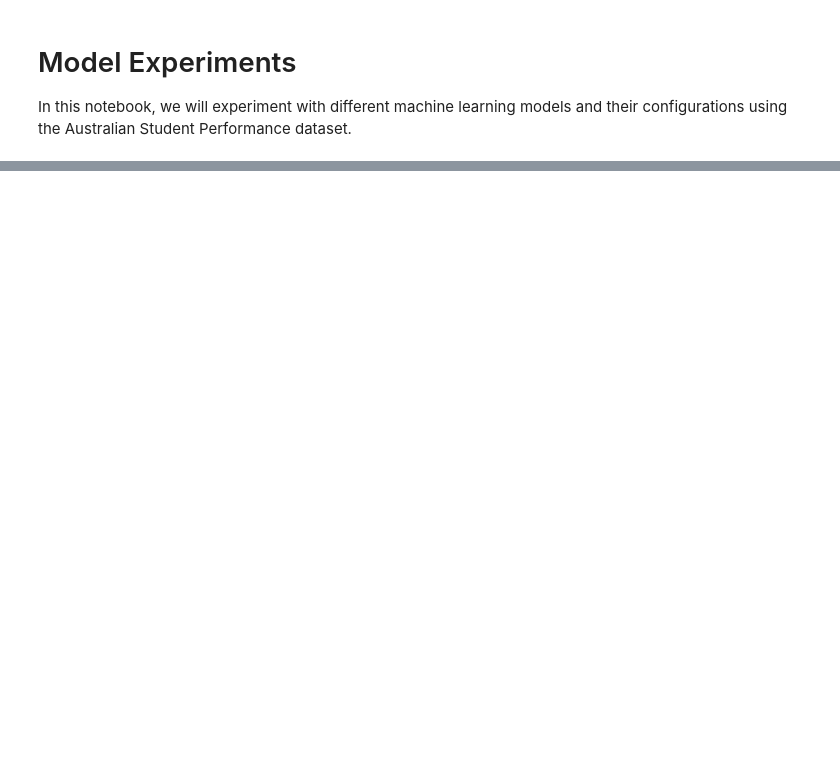
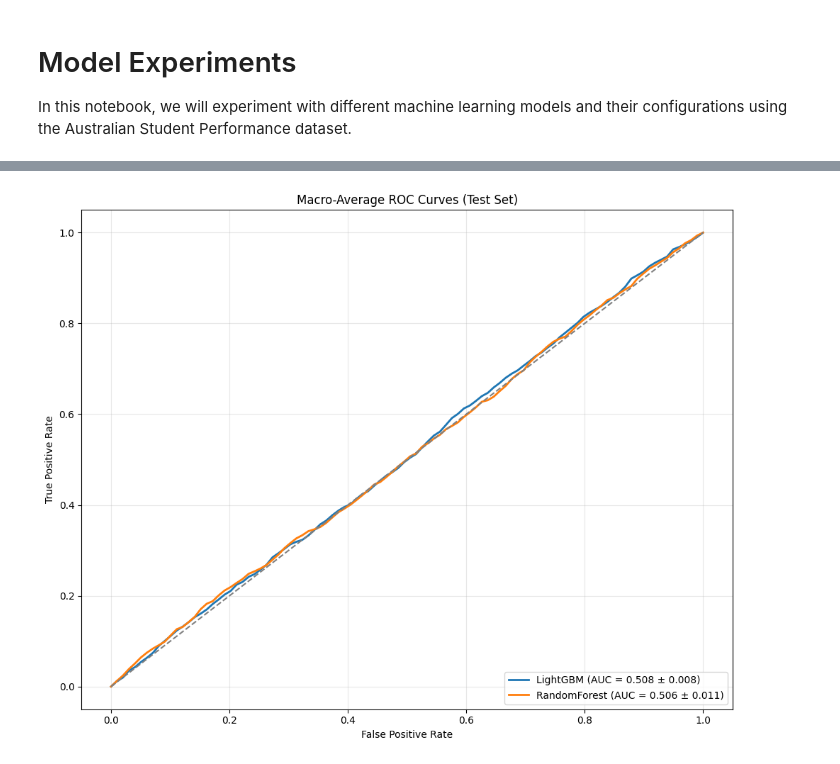
Before and after one commit to Sumsar86/DataScienceProject, a Jupyter notebook: notebooks/02-model-experiments.ipynb, the cells around one changed output, grey strips where cells are left out. Cells and saved outputs as stored; diff of their text form; code cells hidden in the pictures; blank space fills up the shorter version.

Commit message:
i think the main thing is done now. Unfortunately we (including me (dissapointed)) didn't realise the data was not going to give any meaningful results

```diff
--- a/notebooks/02-model-experiments.ipynb
+++ b/notebooks/02-model-experiments.ipynb
@@ -240,0 +36,7 @@ Running GridSearchCV for SVM...
+# %%
+# load and clean the data
+df = load_data('../data/raw/Australian_Student_PerformanceData (ASPD24).csv')
+cleaned_data = clean_data(df)
+
+# Strip whitespace on column names
+cleaned_data.columns = cleaned_data.columns.str.strip()
@@ -240,0 +51,7 @@ Running GridSearchCV for SVM...
+# %%
+
+# encode data
+le = LabelProcessor()
+y_train = le.encode_labels(y_train)
+y_val   = le.encode_labels(y_val)
+y_test  = le.encode_labels(y_test)
@@ -240,0 +99,11 @@ Running GridSearchCV for SVM...
+# %%
+# clomntransformer - preprocessing
+preprocessor = ColumnTransformer(
+    transformers=[
+        ("drop_ids", "drop", drop_columns),
+        ("num", StandardScaler(), numeric_features),
+        ("ord", OrdinalEncoder(categories=ordinal_categories), ordinal_features),
+        ("nom", OneHotEncoder(handle_unknown="ignore", drop="first"), nominal_features),
+    ],
+    remainder="drop"
+)
@@ -240,0 +239,18 @@ Running GridSearchCV for SVM...
+# %%
+# test validation
+print("\nFinal test results: ")
+
+for name, model in best_models.items():
+    print(f"\nModel: {name}")
+
+    y_test_pred = model.predict(X_test)
+    y_test_proba = model.predict_proba(X_test)
+
+    y_test_bin = label_binarize(y_test, classes=np.unique(y_train))
+
+    test_acc = accuracy_score(y_test, y_test_pred)
+    test_auc = roc_auc_score(y_test_bin, y_test_proba, multi_class="ovr")
+
+    print("Test Accuracy:", test_acc)
+    print("Test AUC:", test_auc)
+    print(classification_report(y_test, y_test_pred))
@@ -370,0 +323,4 @@ for j, (name, model) in enumerate(best_models.items()):
+# %%
+plot_macro_roc(best_models, X_test, y_test, le)
+# %% [output]
+[figure, added]
```
Also changed, not shown: parts of 17 cells of this notebook, 2 other files.
